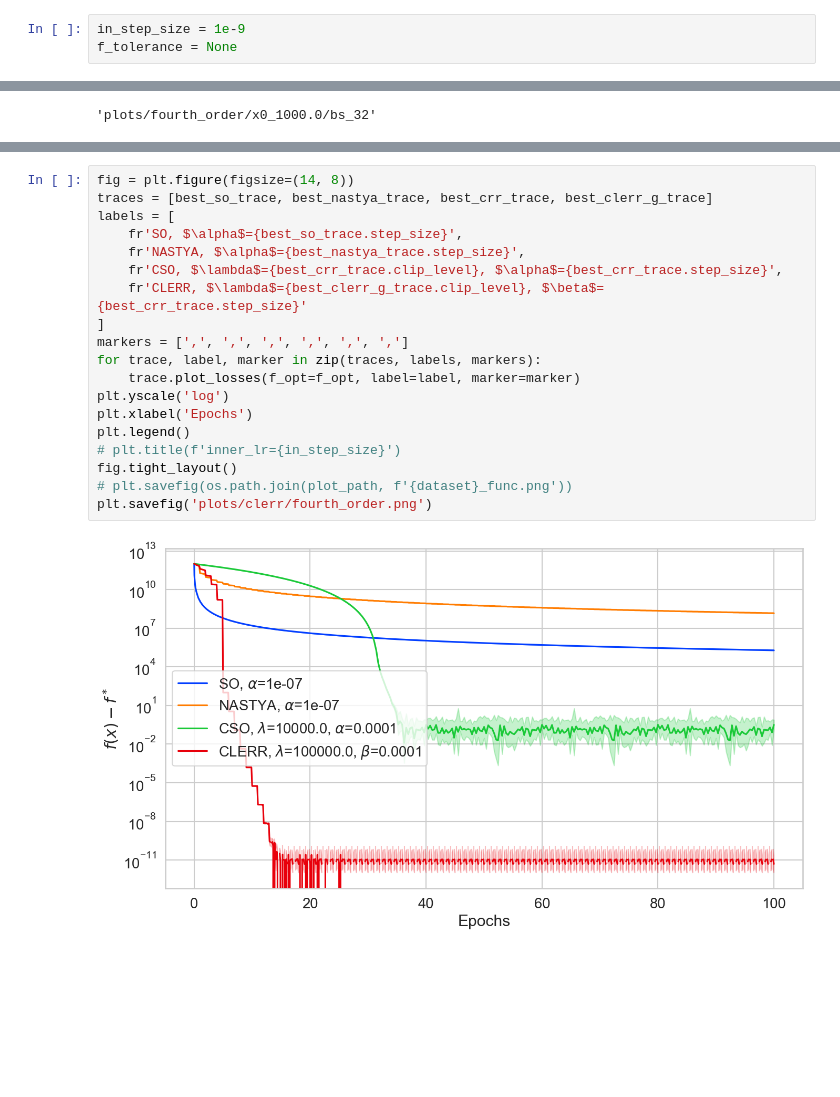
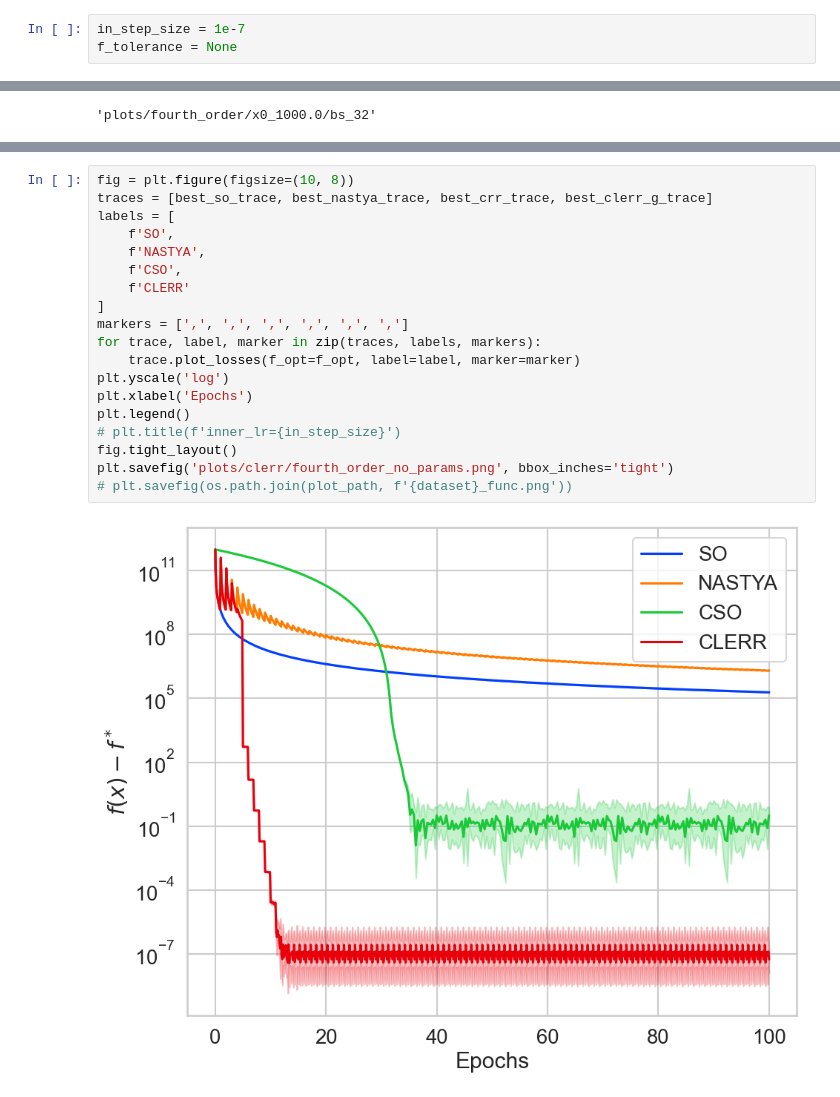
Before and after one commit to postrou/local_steps_rr, a Jupyter notebook: clerr_fourth_order.ipynb, the cells around one changed output, grey strips where cells are left out. Cells and saved outputs as stored; diff of their text form; blank space fills up the shorter version.

Commit message:
clerr_fourth_order.ipynb: upd

```diff
--- a/clerr_fourth_order.ipynb
+++ b/clerr_fourth_order.ipynb
@@ -226,7 +226,7 @@ trace path: results/fourth_order/x0_1000.0/bs_32/
 # %% [markdown]
 # Experiments
 # %%
-in_step_size = 1e-9
+in_step_size = 1e-7
 f_tolerance = None
 # %% [markdown]
 ## CLERR
@@ -579,21 +574,21 @@ plt.savefig('plots/clerr/fourth_order.png', bbox_inches='tight')
 # %%
-fig = plt.figure(figsize=(14, 8))
+fig = plt.figure(figsize=(10, 8))
 traces = [best_so_trace, best_nastya_trace, best_crr_trace, best_clerr_g_trace]
 labels = [
-    fr'SO, $\alpha$={best_so_trace.step_size}',
-    fr'NASTYA, $\alpha$={best_nastya_trace.step_size}',
-    fr'CSO, $\lambda$={best_crr_trace.clip_level}, $\alpha$={best_crr_trace.step_size}',
-    fr'CLERR, $\lambda$={best_clerr_g_trace.clip_level}, $\beta$={best_crr_trace.step_size}'
+    f'SO',
+    f'NASTYA',
+    f'CSO',
+    f'CLERR'
 ]
 markers = [',', ',', ',', ',', ',', ',']
 for trace, label, marker in zip(traces, labels, markers):
     trace.plot_losses(f_opt=f_opt, label=label, marker=marker)
 plt.yscale('log')
 plt.xlabel('Epochs')
 plt.legend()
 # plt.title(f'inner_lr={in_step_size}')
 fig.tight_layout()
+plt.savefig('plots/clerr/fourth_order_no_params.png', bbox_inches='tight')
 # plt.savefig(os.path.join(plot_path, f'{dataset}_func.png'))
-plt.savefig('plots/clerr/fourth_order.png')
 # %% [output]
-[figure, old version]
+[figure, new version]
```
Also changed, not shown: parts of 4 cells of this notebook.
